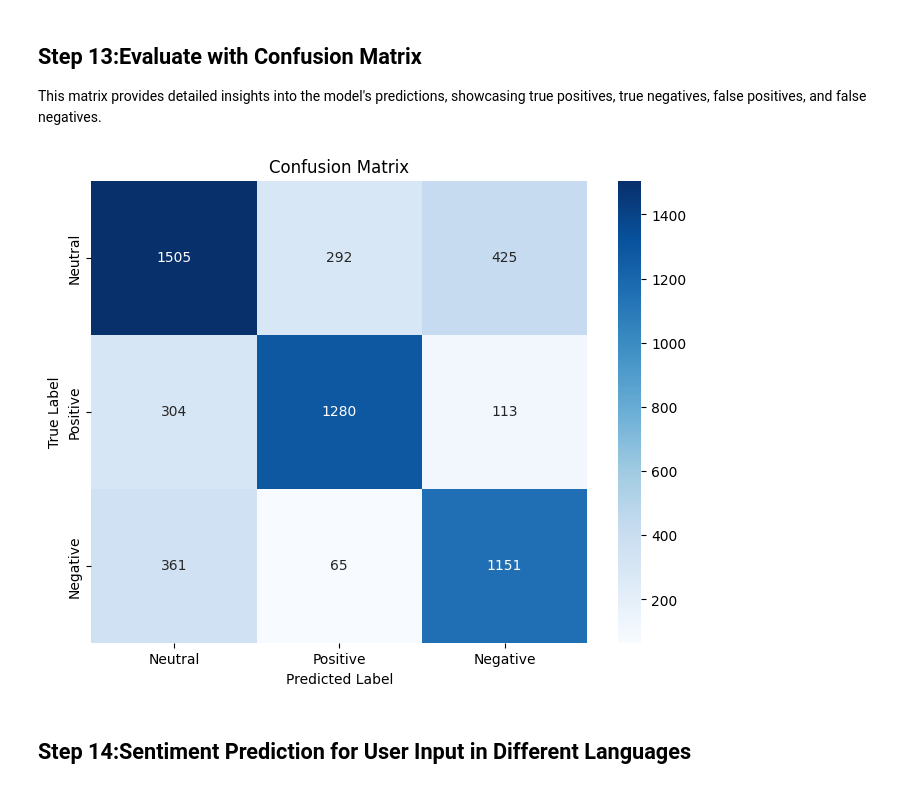
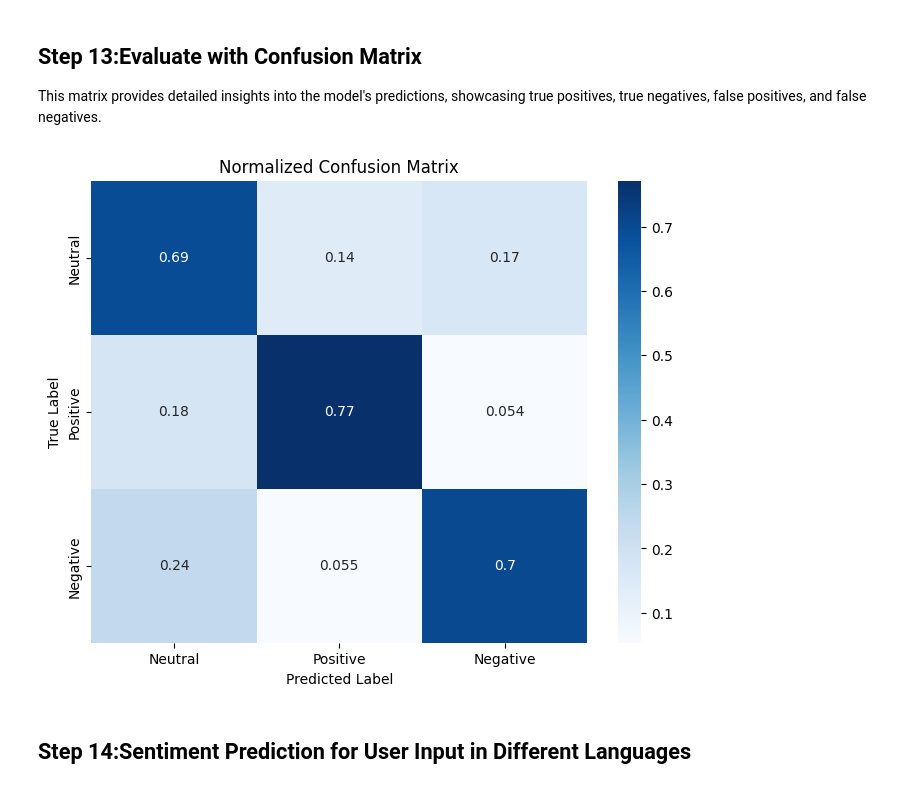
Before and after one commit to facebookresearch/LASER, a Jupyter notebook: tasks/SentimentAnalysis/SentimentAnalysis.ipynb, the cells around one changed output. Saved outputs shown, nothing was run; the diff lists cells and outputs as text; code cells hidden in the pictures.

```diff
--- a/tasks/SentimentAnalysis/SentimentAnalysis.ipynb
+++ b/tasks/SentimentAnalysis/SentimentAnalysis.ipynb
@@ -92,9 +88,9 @@ We'll load the sentiment analysis dataset, detect its encoding, and select only
 # %%
-with open('./dataset/train.csv', 'rb') as f:
+with open('/content/drive/MyDrive/dataset/train.csv', 'rb') as f:
     result = chardet.detect(f.read())
 
 # Use the detected encoding when reading the CSV file
-data = pd.read_csv('./dataset/train.csv', encoding=result['encoding'])
+data = pd.read_csv('/content/drive/MyDrive/dataset/train.csv', encoding=result['encoding'])
 data = data[['sentiment', 'text']]
 # %% [markdown]
 This ensures that we work with the correct dataset encoding.
@@ -296,18 +292,20 @@ This step provides insights into how well the model generalizes to new, unseen d
 
 This matrix provides detailed insights into the model's predictions, showcasing true positives, true negatives, false positives, and false negatives.
 # %%
-# Generate confusion matrix
 cm = confusion_matrix(y_test, y_pred)
 
-# Plot the confusion matrix
+# Normalize the confusion matrix
+cm_normalized = cm.astype('float') / cm.sum(axis=1)[:, np.newaxis]
+
+# Plot the normalized confusion matrix
 plt.figure(figsize=(8, 6))
-sns.heatmap(cm, annot=True, fmt='d', cmap='Blues', xticklabels=['Neutral', 'Positive', 'Negative'], yticklabels=['Neutral', 'Positive', 'Negative'])
-plt.title('Confusion Matrix')
+sns.heatmap(cm_normalized, annot=True, cmap='Blues', xticklabels=['Neutral', 'Positive', 'Negative'], yticklabels=['Neutral', 'Positive', 'Negative'])
+plt.title('Normalized Confusion Matrix')
 plt.xlabel('Predicted Label')
 plt.ylabel('True Label')
 plt.show()
 # %% [output]
-[figure, old version]
+[figure, new version]
 # %% [markdown]
 ## Step 14:Sentiment Prediction for User Input in Different Languages
 # %%
```
Also changed, not shown: parts of 14 cells of this notebook.
